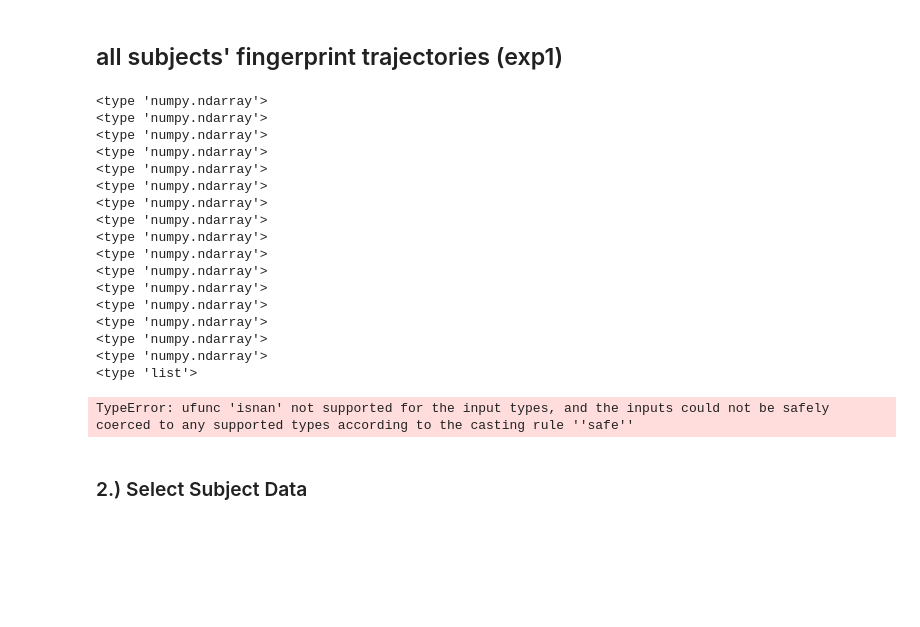
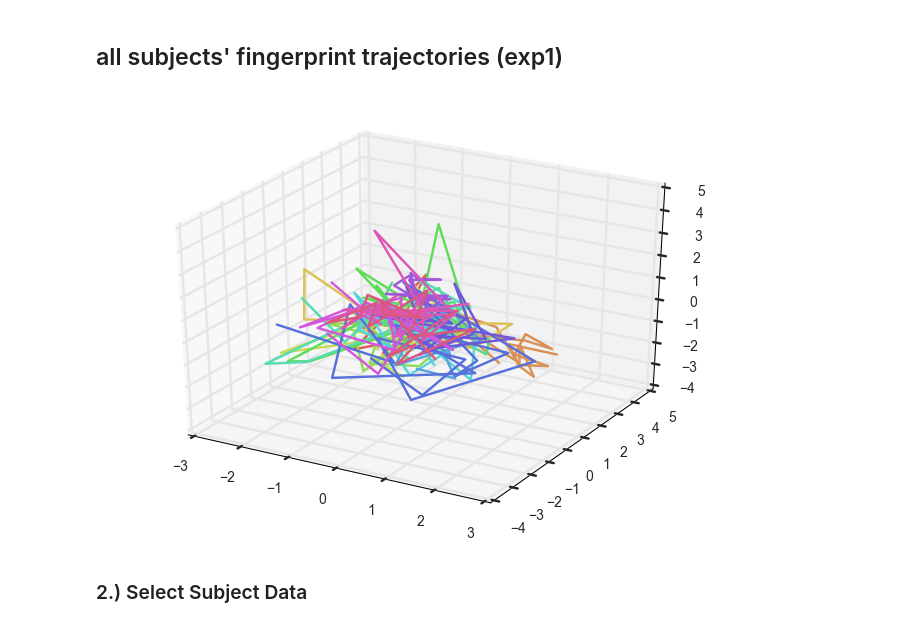
Before and after one commit to ContextLab/FRFR-analyses, a Jupyter notebook: notebooks/FRFR-analyses-1.0-PF.ipynb, the cells around one changed output. Cells and saved outputs as stored; diff of their text form; code cells hidden in the pictures; blank space fills up the shorter version.

```diff
--- a/notebooks/FRFR-analyses-1.0-PF.ipynb
+++ b/notebooks/FRFR-analyses-1.0-PF.ipynb
@@ -680,56 +680,17 @@ hyp.plot(exp1listfingerprintsnumpy, color='g')
 [figure]
 # %% [markdown]
 <h2>all subjects' fingerprint trajectories (exp1)</h2>
-# %%
-# DESIRED: plot of all subs' fingerprint trajectories (exp1)
-
-# TO COMPLETE:
-# 1.) split exp1fingerprintsDF into smaller data frames, by subject (one per subject)
-# 2.) remove experiment, subId, and listNum from each
-# 3.) convert each to numpy array
-# 4.) make a list containing all of the resulting numpy arrays (order does not matter)
-# 5.) pass the list of arrays into hypertools
-    # it should automatically present each subject's line in a different color
-
-groupedbysubId = exp1fingerprintsDF.groupby('subId')
-
-numpyarraylist = []
-for name, group in groupedbysubId:
-    group = group.drop(['subId', 'listNum'], axis=1)
-    groupnumpyarray = np.array(group)
-    numpyarraylist.append(groupnumpyarray)
-
-for i in numpyarraylist:
-    print type(i)
-print type(numpyarraylist)
-
-hyp.plot(numpyarraylist)
-
-
-
-
-
-#hyp.plot(exp1fingerprintsDF, color='b')
-#exp1fingerprintsDF
-# %% [output]
-<type 'numpy.ndarray'>
-<type 'numpy.ndarray'>
-<type 'numpy.ndarray'>
-<type 'numpy.ndarray'>
-<type 'numpy.ndarray'>
-<type 'numpy.ndarray'>
-<type 'numpy.ndarray'>
-<type 'numpy.ndarray'>
-<type 'numpy.ndarray'>
-<type 'numpy.ndarray'>
-<type 'numpy.ndarray'>
-<type 'numpy.ndarray'>
-<type 'numpy.ndarray'>
-<type 'numpy.ndarray'>
-<type 'numpy.ndarray'>
-<type 'numpy.ndarray'>
-<type 'list'>
-TypeError: ufunc 'isnan' not supported for the input types, and the inputs could not be safely coerced to any supported types according to the casting rule ''safe''
+# %%
+groupedbysubId = exp1fingerprintsDF.groupby('subId')
+
+numpyarraylist = []
+for name, group in groupedbysubId:
+    group = group.drop(['subId', 'listNum'], axis=1)
+    numpyarraylist.append(group)
+
+hyp.plot(numpyarraylist)
+# %% [output]
+[figure, added]
 # %% [markdown]
 ### 2.) Select Subject Data
 # %%
```
